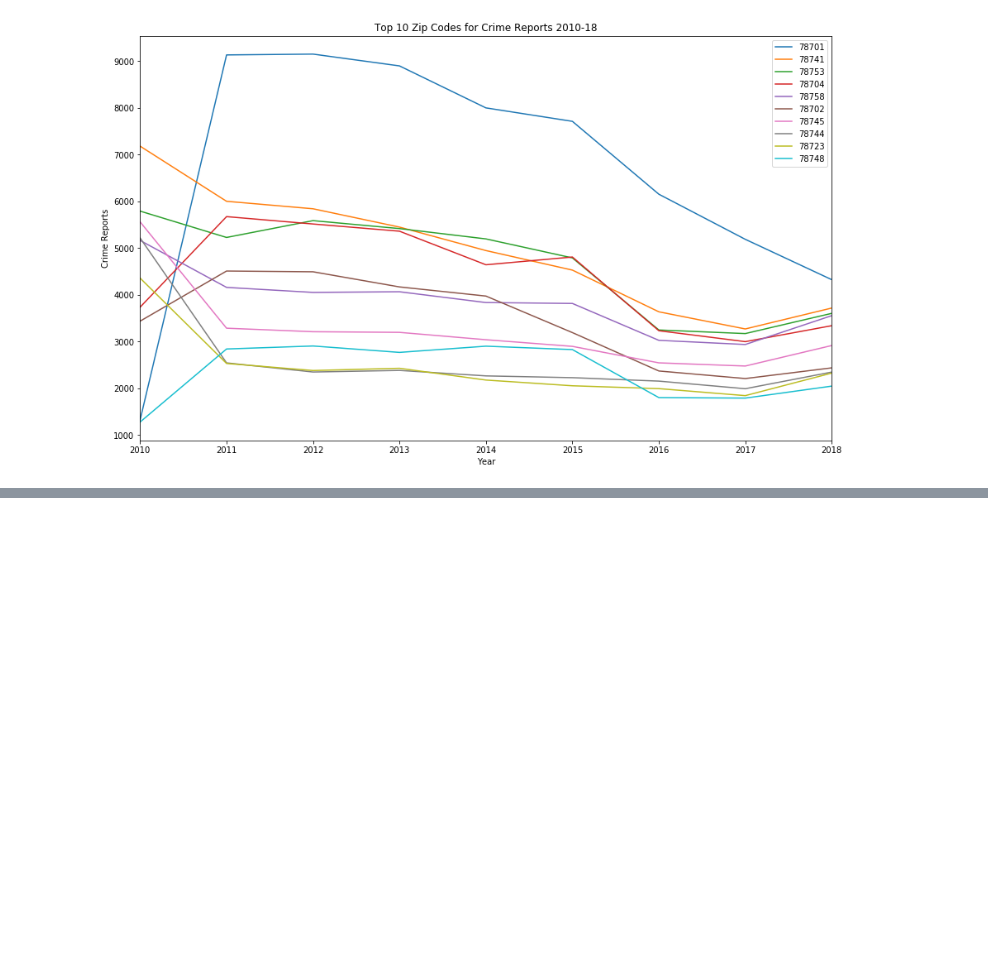
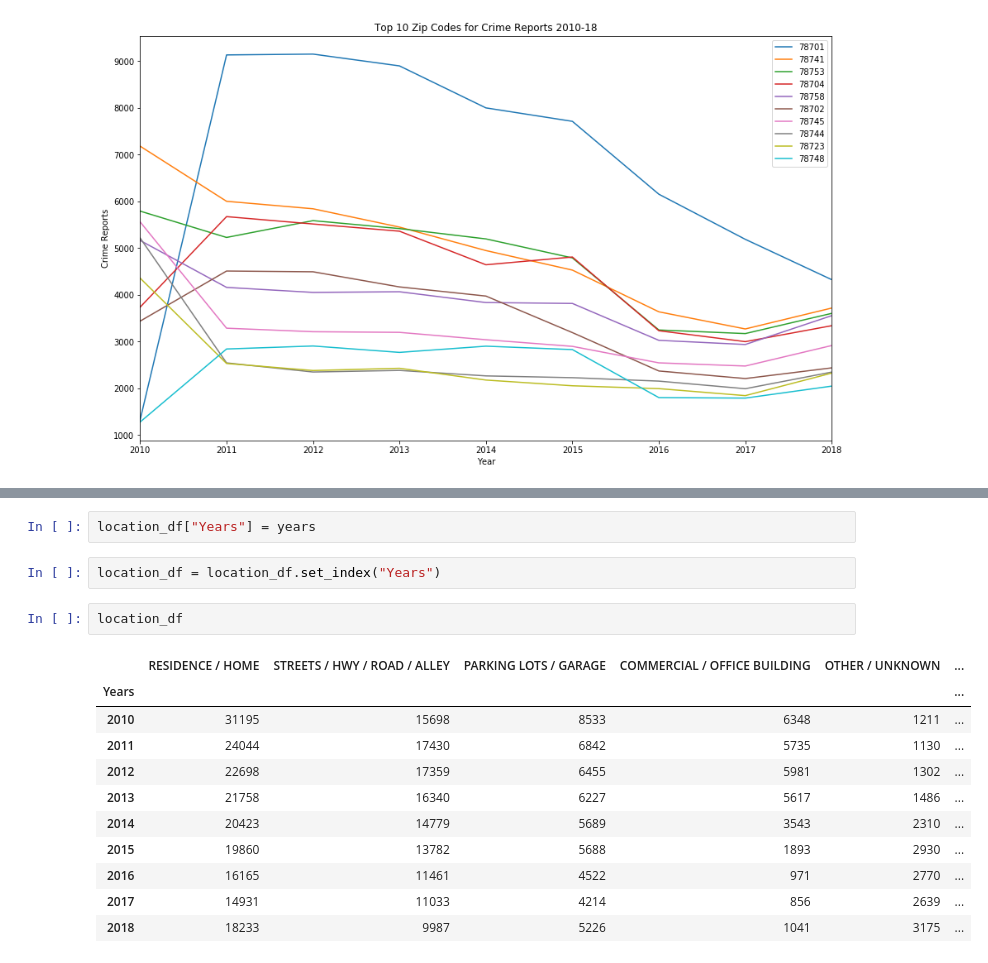
Before and after one commit to jraigosa/group-4, a Jupyter notebook: JupyterNotebooks/DateGrouping.ipynb, the cells around one changed output, grey strips where cells are left out. Drawn from its saved outputs; the diff is of its cells as text; blank space fills up the shorter version.

```diff
--- a/JupyterNotebooks/DateGrouping.ipynb
+++ b/JupyterNotebooks/DateGrouping.ipynb
@@ -418,0 +517,18 @@ Text(0.5, 1.0, 'Top 10 Zip Codes for Crime Reports 2010-18')
+# %%
+location_df["Years"] = years
+# %%
+location_df = location_df.set_index("Years")
+# %%
+location_df
+# %% [output]
+|  | RESIDENCE / HOME | STREETS / HWY / ROAD / ALLEY | PARKING LOTS / GARAGE | COMMERCIAL / OFFICE BUILDING | OTHER / UNKNOWN | ... |
+| Years |  |  |  |  |  | ... |
+| 2010 | 31195 | 15698 | 8533 | 6348 | 1211 | ... |
+| 2011 | 24044 | 17430 | 6842 | 5735 | 1130 | ... |
+| 2012 | 22698 | 17359 | 6455 | 5981 | 1302 | ... |
+| 2013 | 21758 | 16340 | 6227 | 5617 | 1486 | ... |
+| 2014 | 20423 | 14779 | 5689 | 3543 | 2310 | ... |
+| 2015 | 19860 | 13782 | 5688 | 1893 | 2930 | ... |
+| 2016 | 16165 | 11461 | 4522 | 971 | 2770 | ... |
+| 2017 | 14931 | 11033 | 4214 | 856 | 2639 | ... |
+| 2018 | 18233 | 9987 | 5226 | 1041 | 3175 | ... |
```
Also changed, not shown: parts of 16 cells of this notebook, 3 other files.
